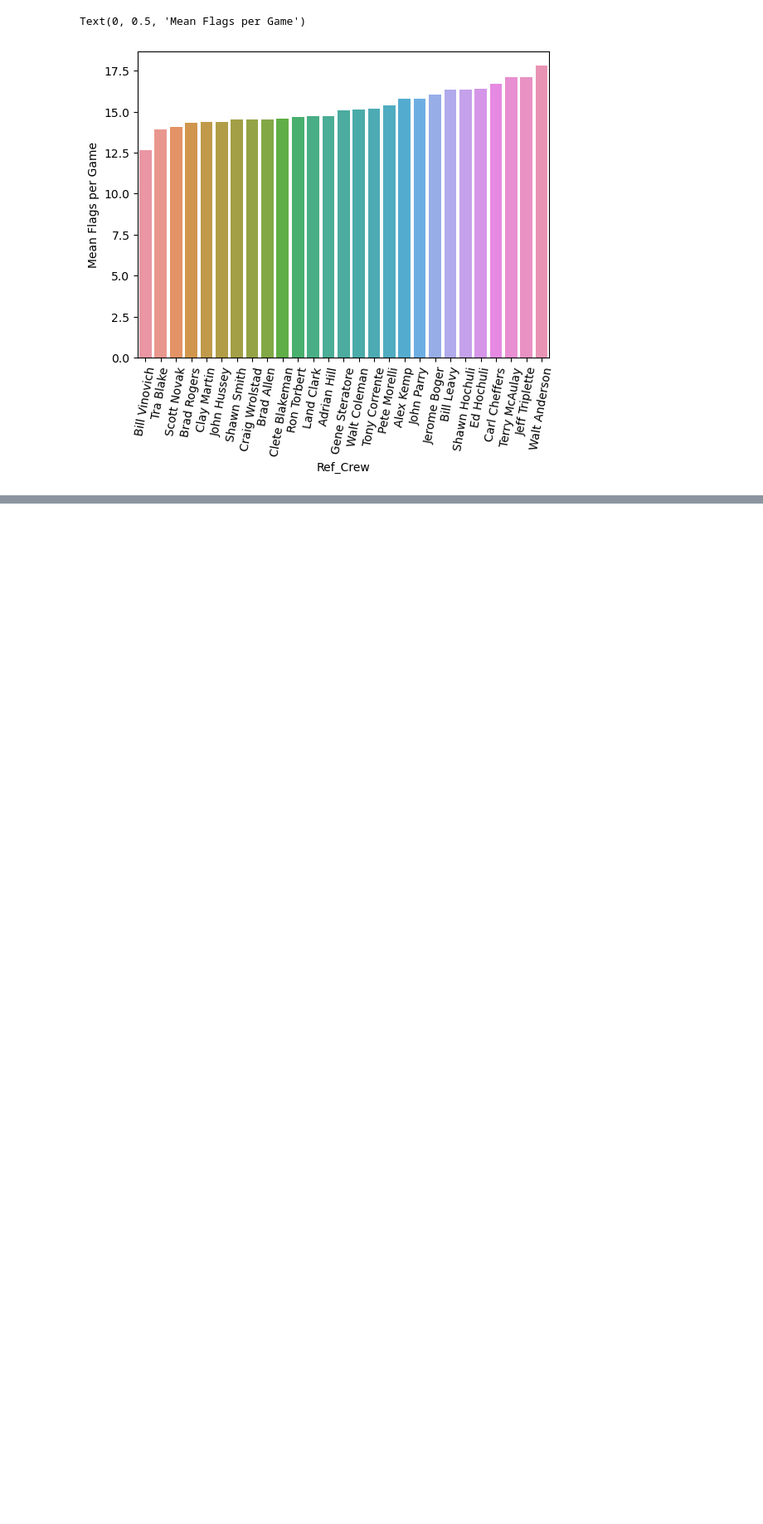
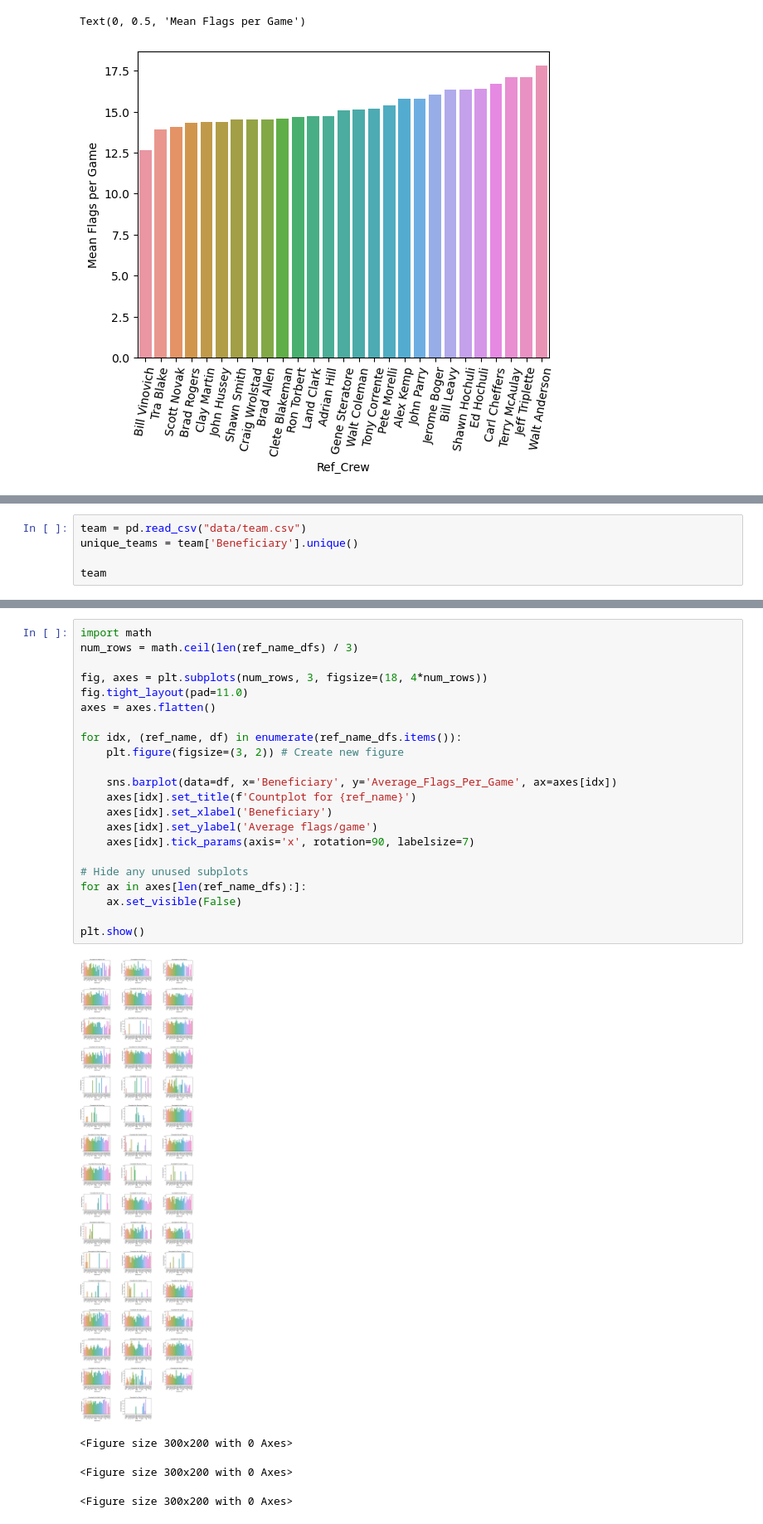
Before and after one commit to kstad21/nfl-injuries, a Jupyter notebook: nfl-injuries-eda.ipynb, the cells around one changed output, grey strips where cells are left out. Shown at 83% size. Cells and saved outputs as stored; diff of their text form; blank space fills up the shorter version.

Commit message:
ref flags/game stuff

```diff
--- a/nfl-injuries-eda.ipynb
+++ b/nfl-injuries-eda.ipynb
@@ -63,0 +84,5 @@ sns.lineplot(x=games['Week'], y=games['Total_Flags'])
+# %%
+team = pd.read_csv("data/team.csv")
+unique_teams = team['Beneficiary'].unique()
+
+team
@@ -63,0 +153,27 @@ sns.lineplot(x=games['Week'], y=games['Total_Flags'])
+# %%
+import math
+num_rows = math.ceil(len(ref_name_dfs) / 3)
+
+fig, axes = plt.subplots(num_rows, 3, figsize=(18, 4*num_rows))
+fig.tight_layout(pad=11.0)
+axes = axes.flatten()
+
+for idx, (ref_name, df) in enumerate(ref_name_dfs.items()):
+    plt.figure(figsize=(3, 2)) # Create new figure
+
+    sns.barplot(data=df, x='Beneficiary', y='Average_Flags_Per_Game', ax=axes[idx])
+    axes[idx].set_title(f'Countplot for {ref_name}')
+    axes[idx].set_xlabel('Beneficiary')
+    axes[idx].set_ylabel('Average flags/game')
+    axes[idx].tick_params(axis='x', rotation=90, labelsize=7)
+
+# Hide any unused subplots
+for ax in axes[len(ref_name_dfs):]:
+    ax.set_visible(False)
+
+plt.show()
+# %% [output]
+[figure, added]
+<Figure size 300x200 with 0 Axes>
+<Figure size 300x200 with 0 Axes>
+<Figure size 300x200 with 0 Axes>
```
Also changed, not shown: parts of 8 cells of this notebook.
